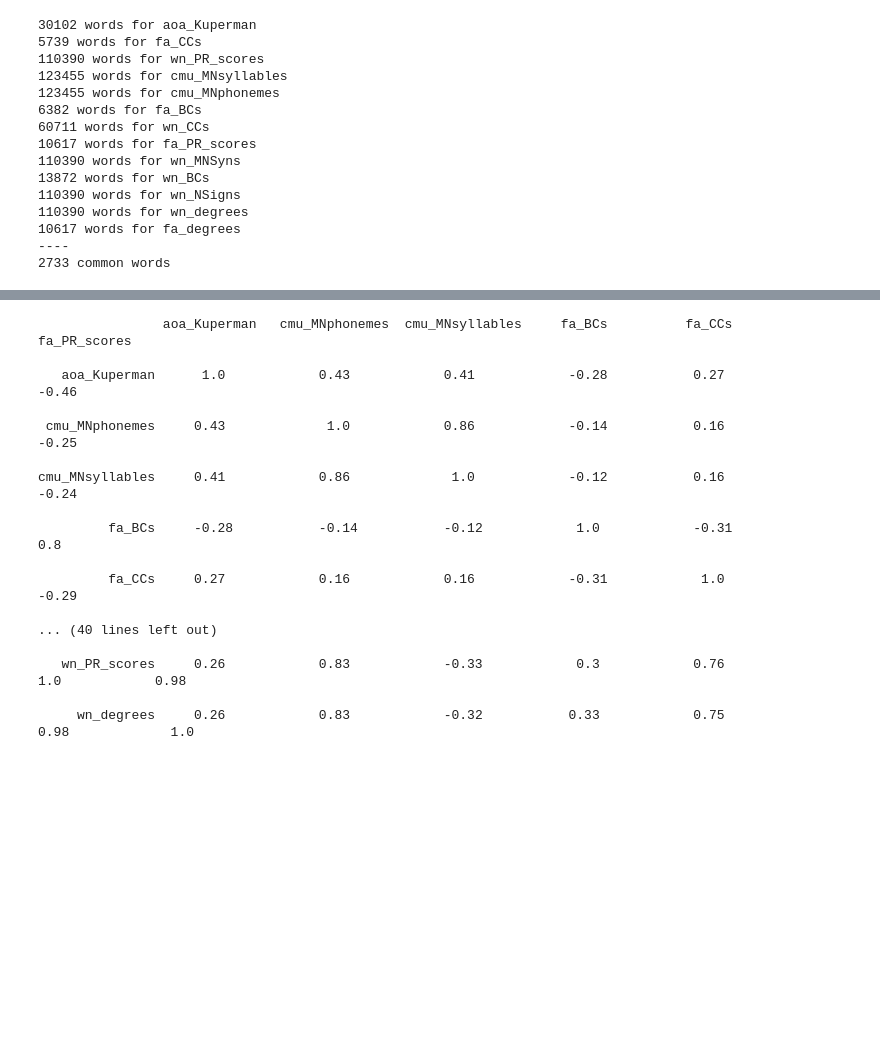
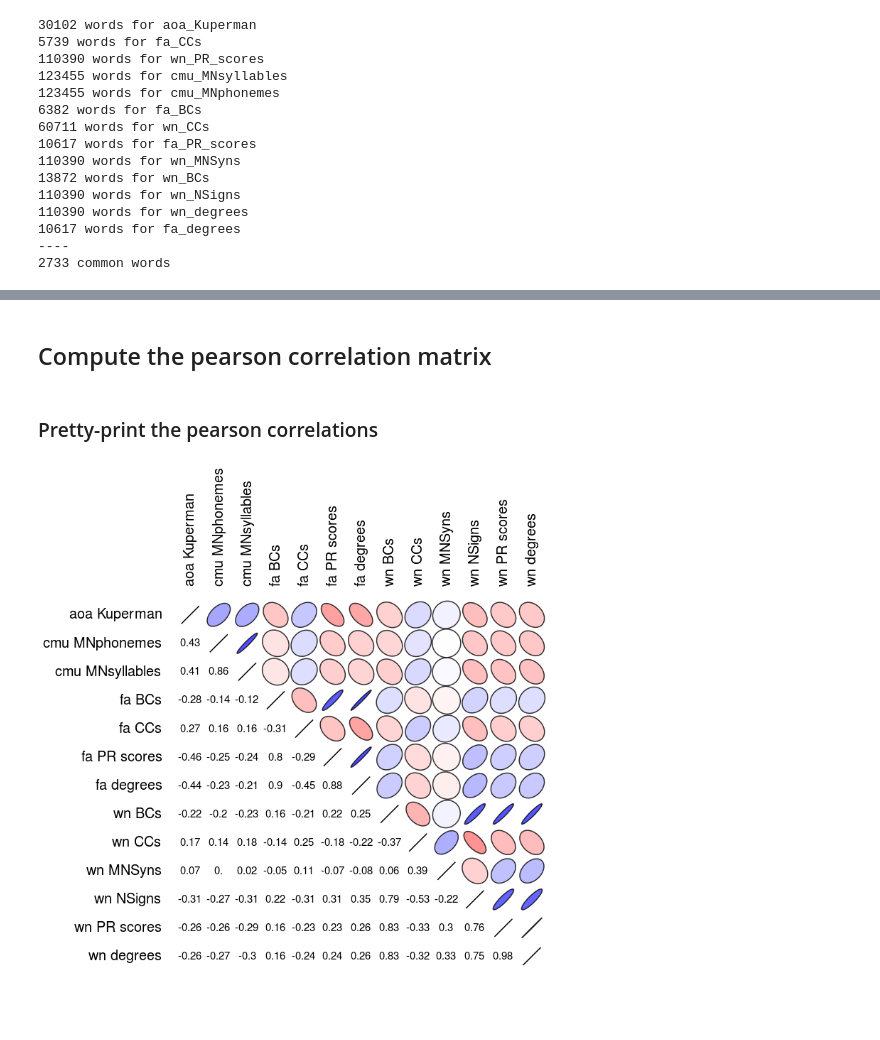
Before and after one commit to wehlutyk/brainscopypaste, a Jupyter notebook: feature_correlations.ipynb, the cells around one changed output, grey strips where cells are left out. Cells and saved outputs as stored; diff of their text form; code cells hidden in the pictures; blank space fills up the shorter version.

Commit message:
Pretty-plot feature correlations

```diff
--- a/feature_correlations.ipynb
+++ b/feature_correlations.ipynb
@@ -42,61 +172,28 @@ print '{} common words'.format(len(common_words))
+# %% [markdown]
+## Compute the pearson correlation matrix
 # %%
-# Compute vectors
+## Compute feature vectors
+
+# Initialize
 N = len(common_words)
 word_features = np.zeros((len(features), len(common_words)))
-i = 0
+labels = []
 f_coords = {}
-for fsrc, f in sorted(features.iteritems()):
-    f_coords[fsrc] = i
+
+# Fill in the vectors
+for i, (fname, f) in enumerate(sorted(features.iteritems())):
+    f_coords[fname] = i
     word_features[i] = np.array([f[w] for w in common_words])
-    i += 1
+    labels.append(fname.replace('_', ' '))
 
 # Center the vectors
-c_word_features = word_features - word_features.mean(1)[:,np.newaxis]
+c_word_features = word_features - word_features.mean(1)[:, np.newaxis]
 
-# Correlation matrix
-s = (c_word_features**2).sum(1)
-C = c_word_features.dot(c_word_features.transpose()) / sqrt(s[:,newaxis].dot(s[newaxis,:]))
+## Compute the correlation matrix
+
+# N x variance for each feature
+N_variances = (c_word_features ** 2).sum(1)
+
+# And the correlation matrix
+pearson_correlations = (c_word_features.dot(c_word_features.transpose()) /
+                        np.sqrt(N_variances[:, np.newaxis].dot(N_variances[np.newaxis, :])))
-# %%
-# Pretty print the matrix
-inv_coords = {}
-for k, v in f_coords.iteritems():
-    inv_coords[v] = k
-
-l = len(inv_coords)
-hl = int(np.floor(l/2))
-m = max([len(fsrc) for fsrc in features.iterkeys()])
-fmt_c_string = '{{:^{}}}'.format(m)
-fmt_l_string = '{{:>{}}}'.format(m)
-fmt_f_string = '{{:^{}.2}}'.format(m)
-title1 = ' '*m + ' '.join([fmt_c_string.format(inv_coords[i]) for i in range(hl)])
-title2 = ' '*m + ' '.join([fmt_c_string.format(inv_coords[i]) for i in range(hl, l)])
-
-print title1
-for i in range(l):
-    print
-    print fmt_l_string.format(inv_coords[i]) + ' '.join([fmt_f_string.format(C[i,j]) for j in range(hl)])
-
-print
-print
-print title2
-for i in range(l):
-    print
-    print fmt_l_string.format(inv_coords[i]) + ' '.join([fmt_f_string.format(C[i,j]) for j in range(hl, l)])
-# %% [output]
-                aoa_Kuperman   cmu_MNphonemes  cmu_MNsyllables     fa_BCs          fa_CCs       fa_PR_scores
-
-   aoa_Kuperman      1.0            0.43            0.41            -0.28           0.27            -0.46
-
- cmu_MNphonemes     0.43             1.0            0.86            -0.14           0.16            -0.25
-
-cmu_MNsyllables     0.41            0.86             1.0            -0.12           0.16            -0.24
-
-         fa_BCs     -0.28           -0.14           -0.12            1.0            -0.31            0.8
-
-         fa_CCs     0.27            0.16            0.16            -0.31            1.0            -0.29
-
-... (40 lines left out)
-
-   wn_PR_scores     0.26            0.83            -0.33            0.3            0.76             1.0            0.98
-
-     wn_degrees     0.26            0.83            -0.32           0.33            0.75            0.98             1.0
@@ -110,0 +200,6 @@ with open('../data/common_features.csv', 'wb') as outf:
+# %% [markdown]
+### Pretty-print the pearson correlations
+# %%
+pretty_plot_correlations(pearson_correlations, labels, size_scaling=2.8, cor_fontsize=15, label_fontsize=20)
+# %% [output]
+[figure, added]
```
Also changed, not shown: parts of 16 cells of this notebook.
